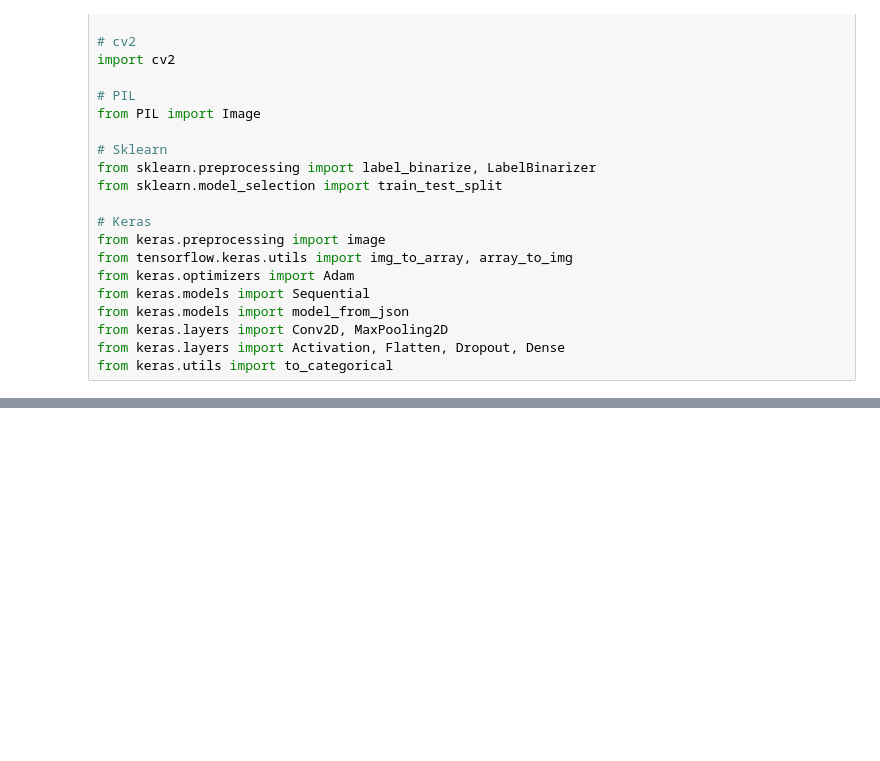
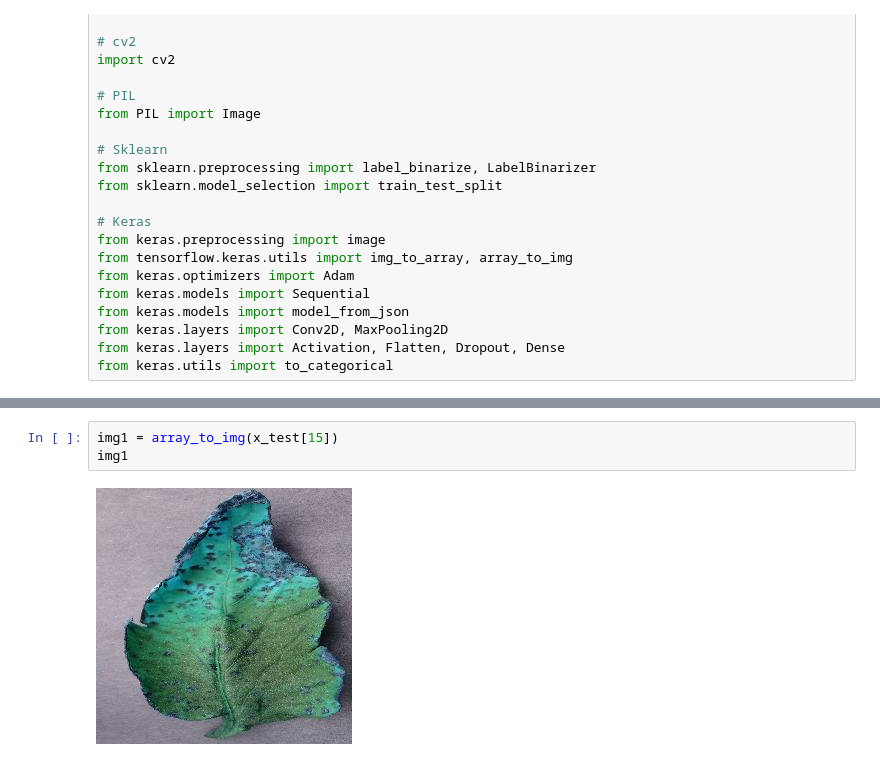
Before and after one commit to rohandawar/-daysforcoding, a Jupyter notebook: plant_disease_detection.ipynb, the cells around one changed output, grey strips where cells are left out. Drawn from its saved outputs; the diff is of its cells as text; blank space fills up the shorter version.

```diff
--- a/plant_disease_detection.ipynb
+++ b/plant_disease_detection.ipynb
@@ -38,0 +256,5 @@ from keras.utils import to_categorical
+# %%
+img1 = array_to_img(x_test[15])
+img1
+# %% [output]
+[figure, added]
```
Also changed, not shown: parts of 24 cells of this notebook.
